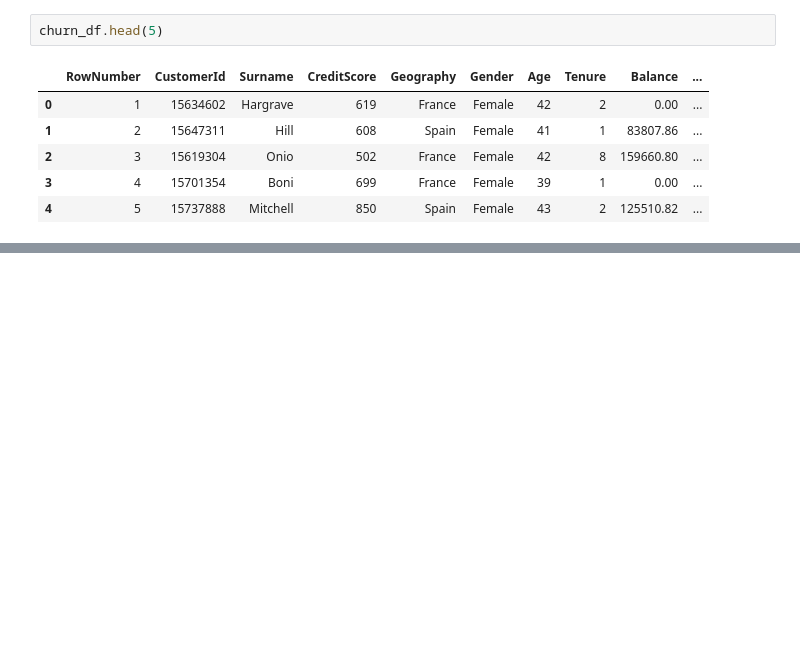
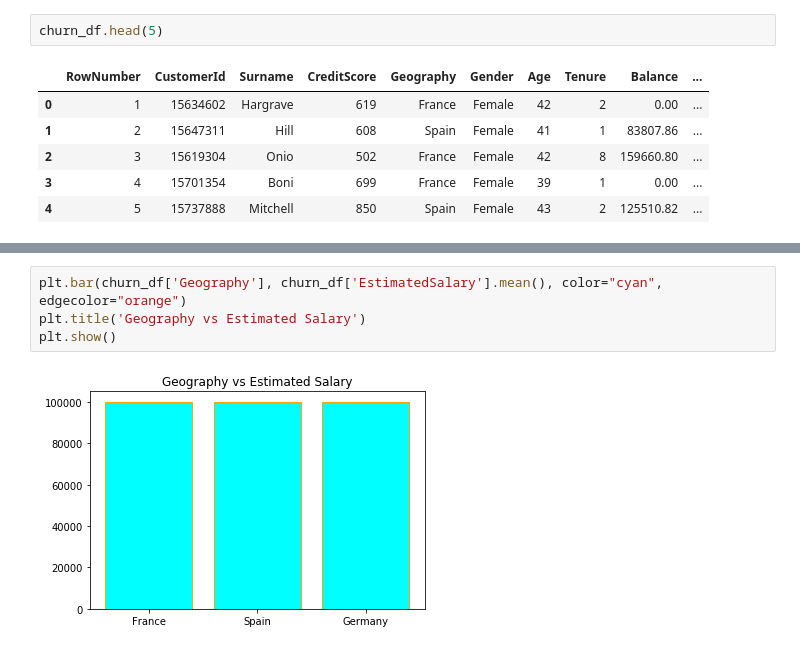
Before and after one commit to omonuj/Python-for-data-science, a Jupyter notebook: Matplotlib.ipynb, the cells around one changed output, grey strips where cells are left out. Cells and saved outputs as stored; diff of their text form; blank space fills up the shorter version.

```diff
--- a/Matplotlib.ipynb
+++ b/Matplotlib.ipynb
@@ -93,0 +119,6 @@ churn_df.head(5)
+# %%
+plt.bar(churn_df['Geography'], churn_df['EstimatedSalary'].mean(), color="cyan", edgecolor="orange")
+plt.title('Geography vs Estimated Salary')
+plt.show()
+# %% [output]
+[figure, added]
```
Also changed, not shown: parts of 4 cells of this notebook.
